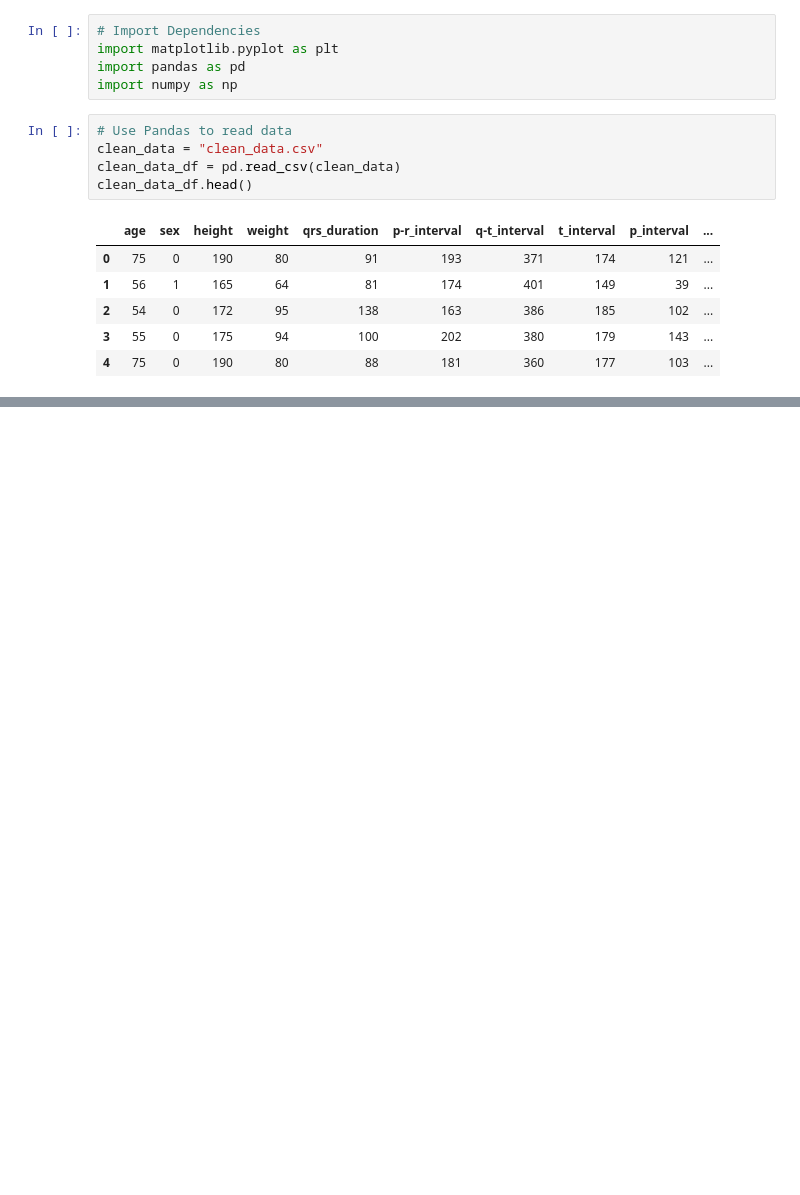
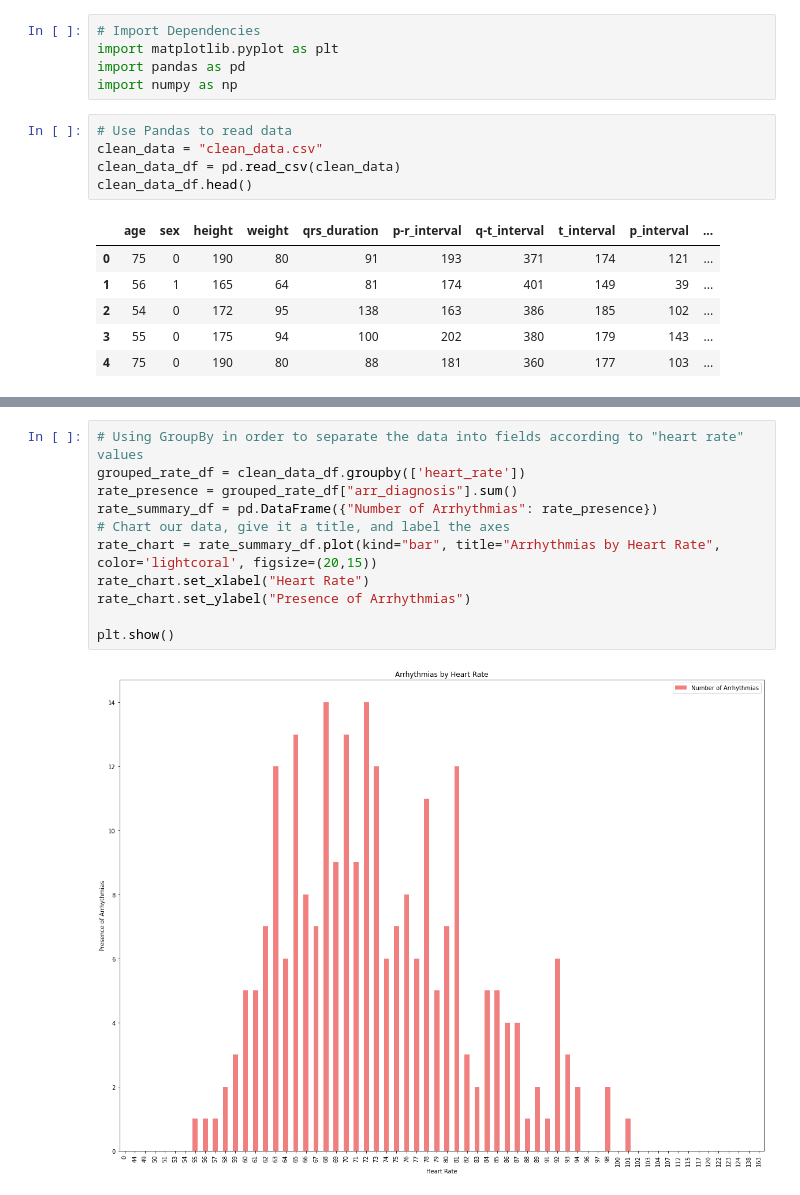
Before and after one commit to Almandiro/Rutgers_DS_Project_1, a Jupyter notebook: visualization.ipynb, the cells around one changed output, grey strips where cells are left out. Drawn from its saved outputs; the diff is of its cells as text; blank space fills up the shorter version.

```diff
--- a/visualization.ipynb
+++ b/visualization.ipynb
@@ -149,0 +54,13 @@ plt.tight_layout()
+# %%
+# Using GroupBy in order to separate the data into fields according to "heart rate" values
+grouped_rate_df = clean_data_df.groupby(['heart_rate'])
+rate_presence = grouped_rate_df["arr_diagnosis"].sum()
+rate_summary_df = pd.DataFrame({"Number of Arrhythmias": rate_presence})
+# Chart our data, give it a title, and label the axes
+rate_chart = rate_summary_df.plot(kind="bar", title="Arrhythmias by Heart Rate", color='lightcoral', figsize=(20,15))
+rate_chart.set_xlabel("Heart Rate")
+rate_chart.set_ylabel("Presence of Arrhythmias")
+
+plt.show()
+# %% [output]
+[figure, added]
```
Also changed, not shown: parts of 14 cells of this notebook.
